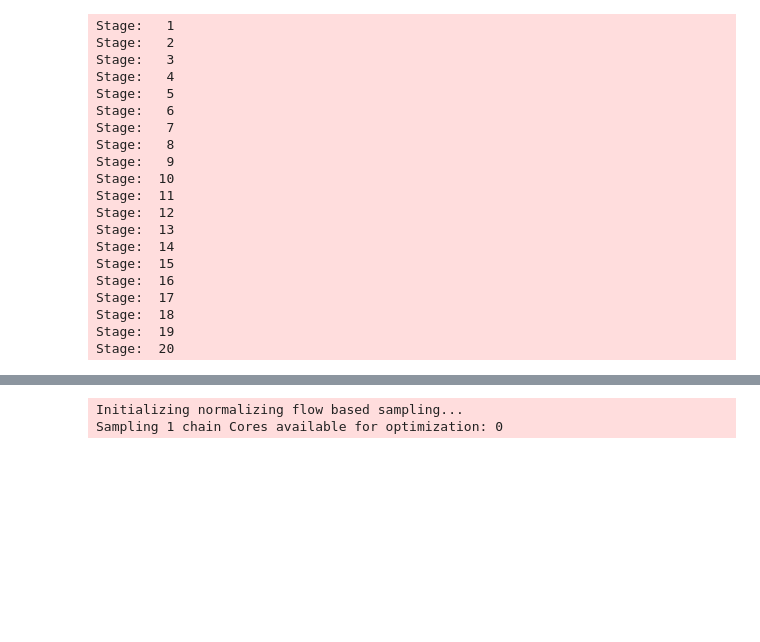
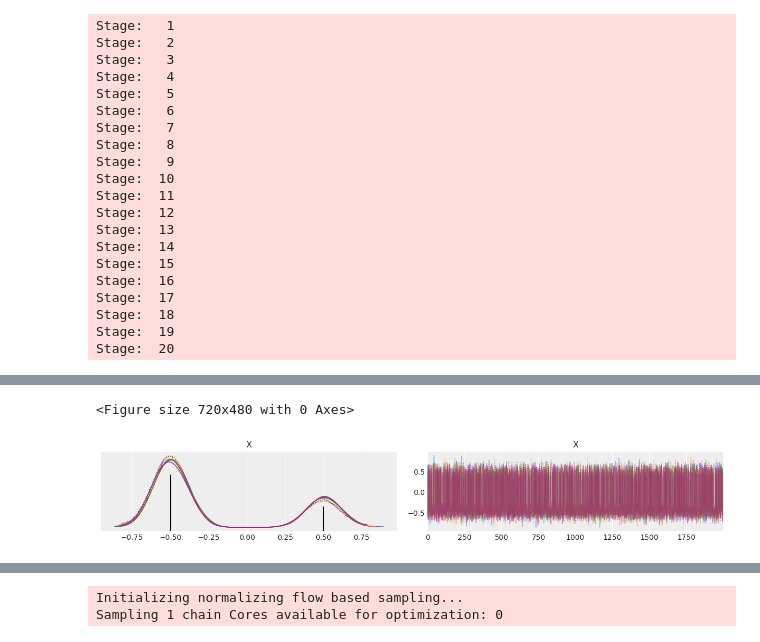
Before and after one commit to RichardGrumitt/NS_NFMC_tests, a Jupyter notebook: nfmc_tests.ipynb, the cells around one changed output, grey strips where cells are left out. Drawn from its saved outputs; the diff is of its cells as text; code cells hidden in the pictures; blank space fills up the shorter version.

```diff
--- a/nfmc_tests.ipynb
+++ b/nfmc_tests.ipynb
@@ -109,0 +137,4 @@ plt.show()
+# %%
+with model:
+    smc_trace = pm.sample_smc(2000)
+    az_smc_trace = az.from_pymc3(smc_trace)
@@ -109,0 +173,10 @@ plt.show()
+# %%
+plt.figure()
+ax = az.plot_trace(az_smc_trace, compact=True)
+for i in range(len(ax)):
+    ax[i, 0].axvline(-0.5, 0, 0.7, color='k')
+    ax[i, 0].axvline(0.5, 0, 0.3, color='k')
+plt.show()
+# %% [output]
+<Figure size 720x480 with 0 Axes>
+[figure, added]
```
Also changed, not shown: parts of 12 cells of this notebook.
